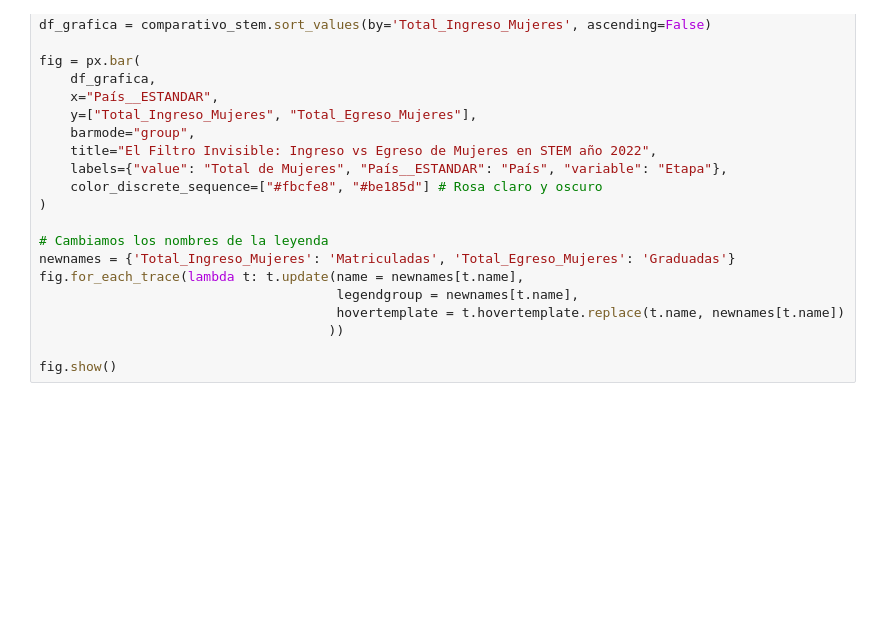
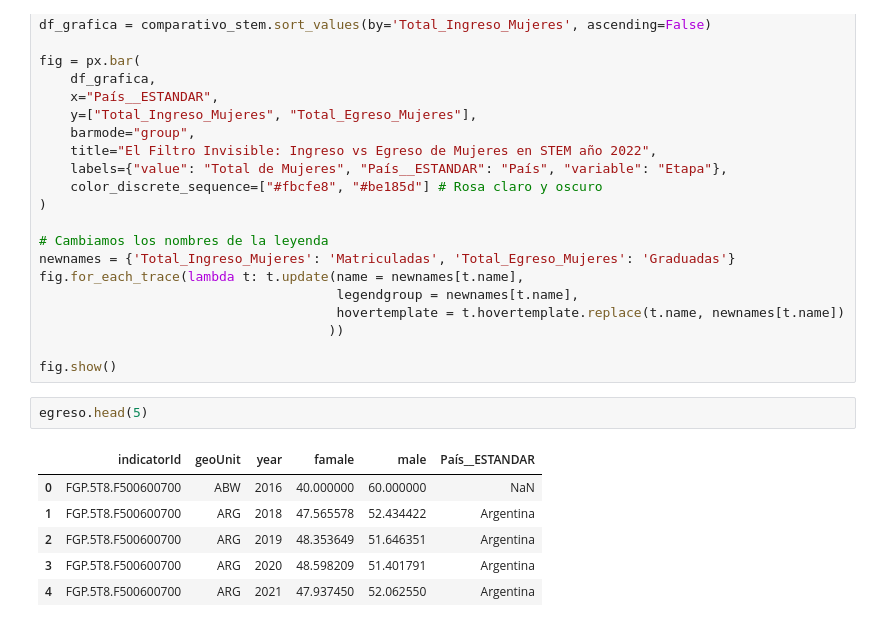
Before and after one commit to gerarsau07/Dataccion2026, a Jupyter notebook: Exploracion.ipynb, the cells around one changed output. Drawn from its saved outputs; the diff is of its cells as text; blank space fills up the shorter version.

```diff
--- a/Exploracion.ipynb
+++ b/Exploracion.ipynb
@@ -284,3 +237,12 @@ fig.for_each_trace(lambda t: t.update(name = newnames[t.name],
                                      ))
 
 fig.show()
+# %%
+egreso.head(5)
+# %% [output]
+|  | indicatorId | geoUnit | year | famale | male | País__ESTANDAR |
+| 0 | FGP.5T8.F500600700 | ABW | 2016 | 40.000000 | 60.000000 | NaN |
+| 1 | FGP.5T8.F500600700 | ARG | 2018 | 47.565578 | 52.434422 | Argentina |
+| 2 | FGP.5T8.F500600700 | ARG | 2019 | 48.353649 | 51.646351 | Argentina |
+| 3 | FGP.5T8.F500600700 | ARG | 2020 | 48.598209 | 51.401791 | Argentina |
+| 4 | FGP.5T8.F500600700 | ARG | 2021 | 47.937450 | 52.062550 | Argentina |
```
Also changed, not shown: parts of 18 cells of this notebook, 10 other files.
